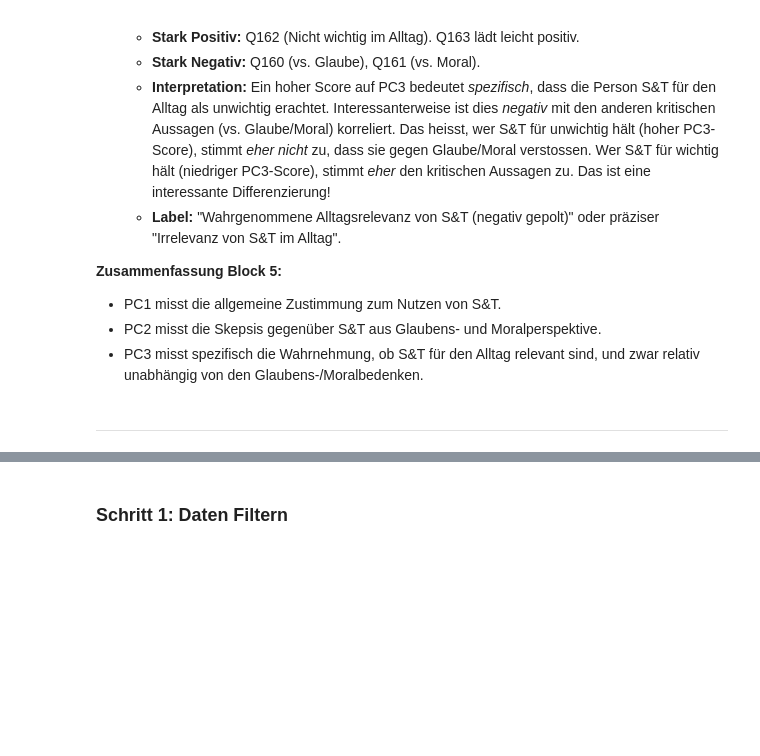
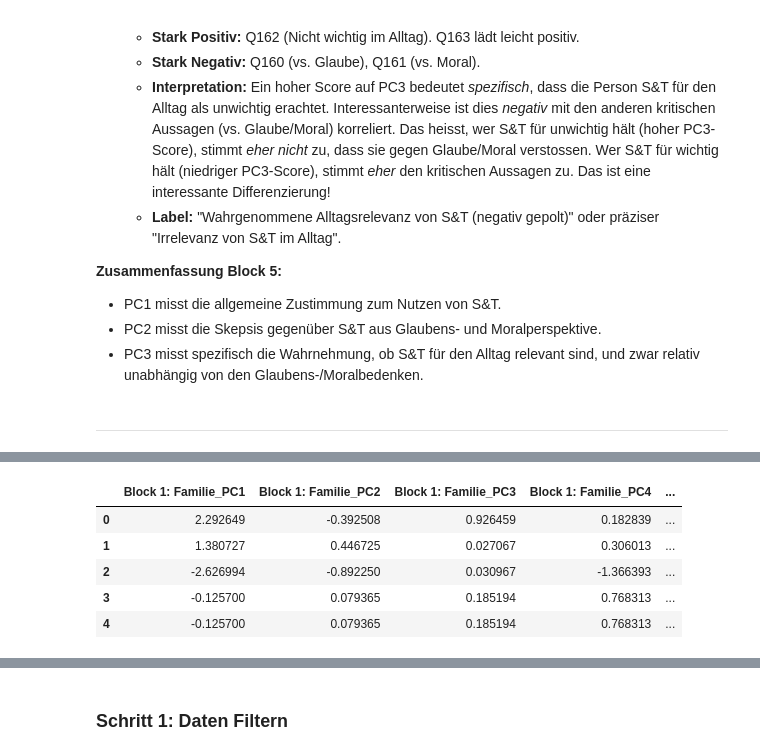
Before and after one commit to TobiasMaissen/cas_statistik_davi, a Jupyter notebook: statistik.ipynb, the cells around one changed output, grey strips where cells are left out. Cells and saved outputs as stored; diff of their text form; code cells hidden in the pictures; blank space fills up the shorter version.

```diff
--- a/statistik.ipynb
+++ b/statistik.ipynb
@@ -2827,0 +2914,9 @@ Die Komponenten scheinen verschiedene Wertedimensionen abzubilden, oft als Gegen
+# %%
+df_all_pca_scores.head()
+# %% [output]
+|  | Block 1: Familie_PC1 | Block 1: Familie_PC2 | Block 1: Familie_PC3 | Block 1: Familie_PC4 | ... |
+| 0 | 2.292649 | -0.392508 | 0.926459 | 0.182839 | ... |
+| 1 | 1.380727 | 0.446725 | 0.027067 | 0.306013 | ... |
+| 2 | -2.626994 | -0.892250 | 0.030967 | -1.366393 | ... |
+| 3 | -0.125700 | 0.079365 | 0.185194 | 0.768313 | ... |
+| 4 | -0.125700 | 0.079365 | 0.185194 | 0.768313 | ... |
```
Also changed, not shown: parts of 13 cells of this notebook.
